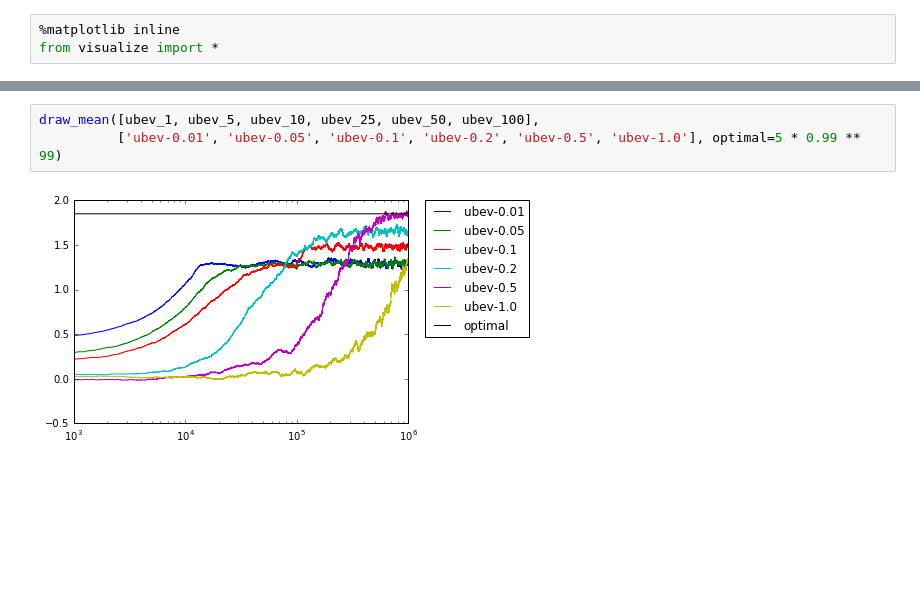
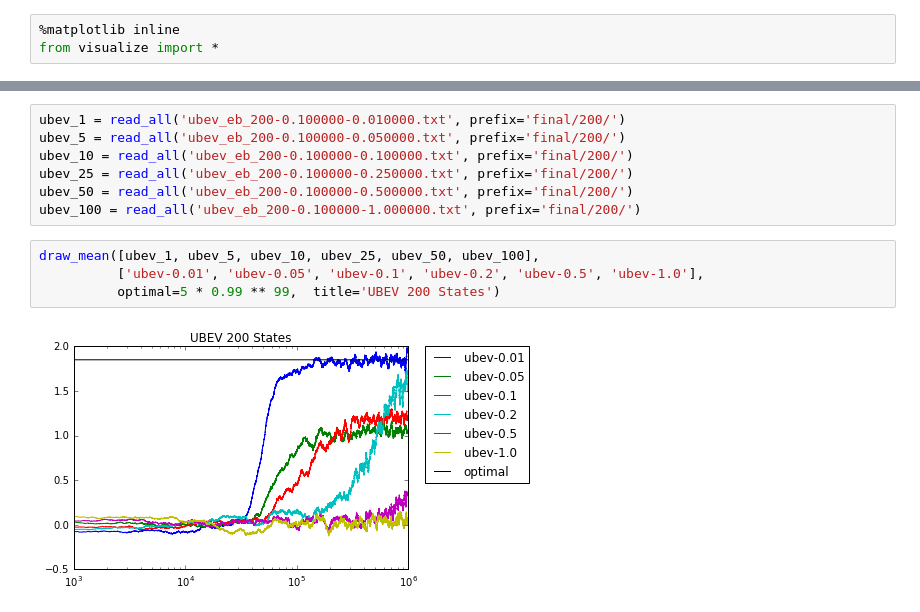
Before and after one commit to afcarl/TabularRLpp, a Jupyter notebook: visualization.ipynb, the cells around one changed output, grey strips where cells are left out. Cells and saved outputs as stored; diff of their text form; blank space fills up the shorter version.

Commit message:
add 200 states

```diff
--- a/visualization.ipynb
+++ b/visualization.ipynb
@@ -35,5 +48,13 @@ ubev_100 = read_all('ubev_eb_100-0.100000-1.000000.txt', prefix='final/')
+# %%
+ubev_1 = read_all('ubev_eb_200-0.100000-0.010000.txt', prefix='final/200/')
+ubev_5 = read_all('ubev_eb_200-0.100000-0.050000.txt', prefix='final/200/')
+ubev_10 = read_all('ubev_eb_200-0.100000-0.100000.txt', prefix='final/200/')
+ubev_25 = read_all('ubev_eb_200-0.100000-0.250000.txt', prefix='final/200/')
+ubev_50 = read_all('ubev_eb_200-0.100000-0.500000.txt', prefix='final/200/')
+ubev_100 = read_all('ubev_eb_200-0.100000-1.000000.txt', prefix='final/200/')
 # %%
 draw_mean([ubev_1, ubev_5, ubev_10, ubev_25, ubev_50, ubev_100],
-          ['ubev-0.01', 'ubev-0.05', 'ubev-0.1', 'ubev-0.2', 'ubev-0.5', 'ubev-1.0'], optimal=5 * 0.99 ** 99)
+          ['ubev-0.01', 'ubev-0.05', 'ubev-0.1', 'ubev-0.2', 'ubev-0.5', 'ubev-1.0'],
+          optimal=5 * 0.99 ** 99,  title='UBEV 200 States')
 # %% [output]
-[figure, old version]
+[figure, new version]
```
Also changed, not shown: parts of 7 cells of this notebook, 2 other files.
